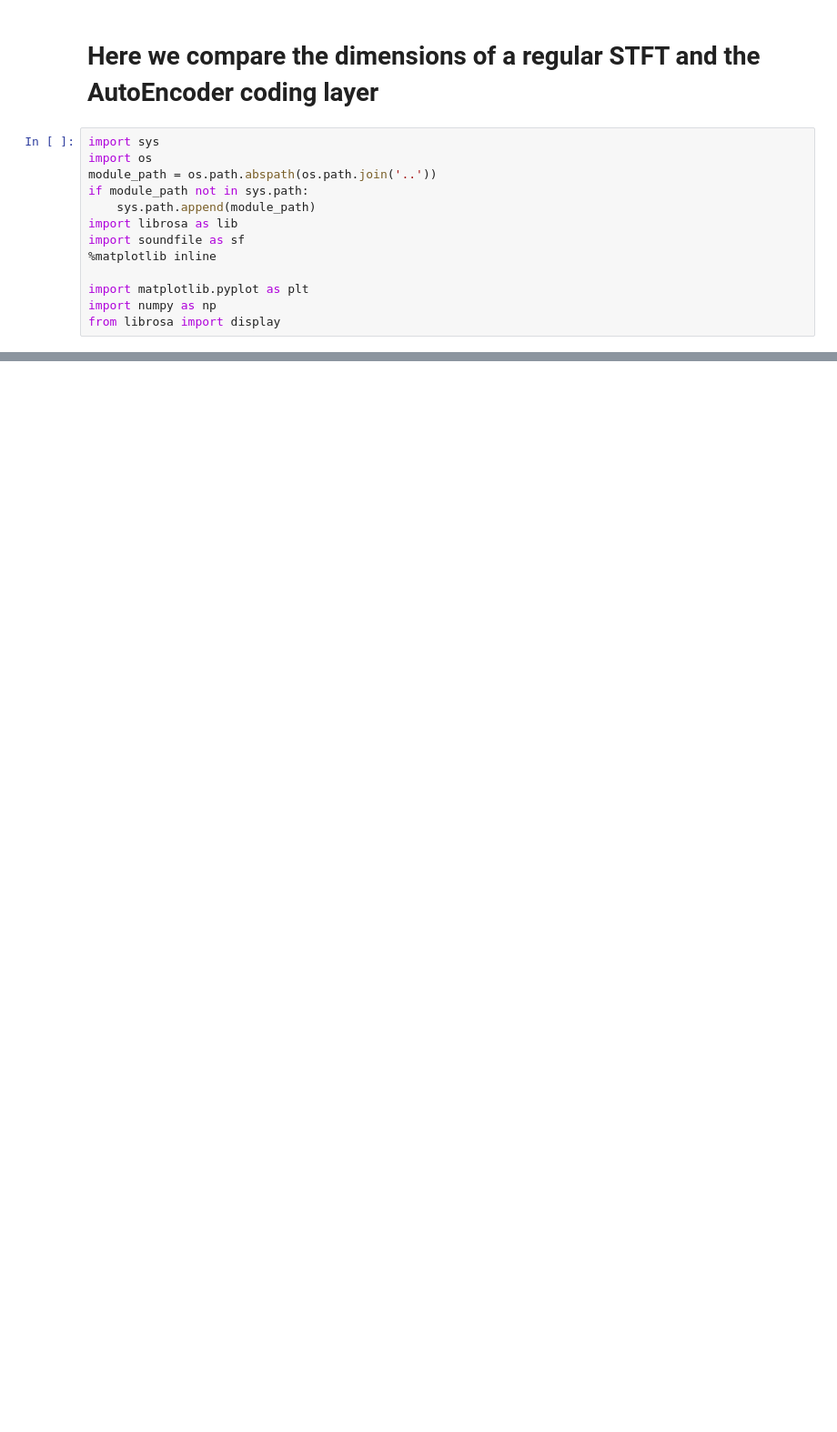
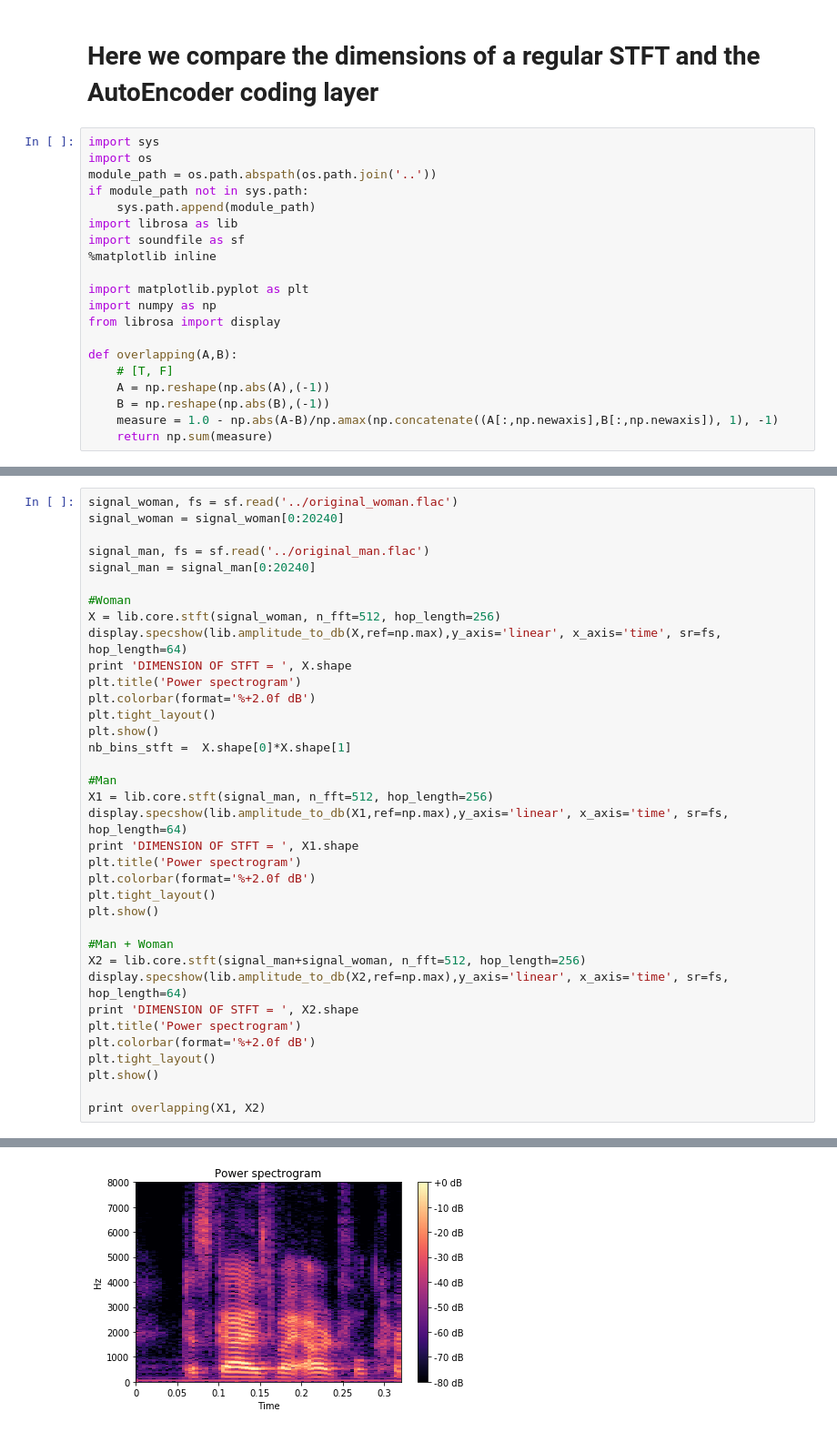
Before and after one commit to Totoketchup/Adaptive-MultiSpeaker-Separation, a Jupyter notebook: experiments/dimension_reduction_comp.ipynb, the cells around one changed output, grey strips where cells are left out. Shown at 91% size. Saved outputs shown, nothing was run; the diff lists cells and outputs as text; blank space fills up the shorter version.

Commit message:
Overlapping comparison

```diff
--- a/experiments/dimension_reduction_comp.ipynb
+++ b/experiments/dimension_reduction_comp.ipynb
@@ -13,3 +13,10 @@ import soundfile as sf
 import matplotlib.pyplot as plt
 import numpy as np
 from librosa import display
+
+def overlapping(A,B):
+    # [T, F]
+    A = np.reshape(np.abs(A),(-1))
+    B = np.reshape(np.abs(B),(-1))
+    measure = 1.0 - np.abs(A-B)/np.amax(np.concatenate((A[:,np.newaxis],B[:,np.newaxis]), 1), -1)
+    return np.sum(measure)
@@ -36,0 +23,37 @@ DIMENSION OF STFT =  (129, 161)
+# %%
+signal_woman, fs = sf.read('../original_woman.flac')
+signal_woman = signal_woman[0:20240]
+
+signal_man, fs = sf.read('../original_man.flac')
+signal_man = signal_man[0:20240]
+
+#Woman
+X = lib.core.stft(signal_woman, n_fft=512, hop_length=256)
+display.specshow(lib.amplitude_to_db(X,ref=np.max),y_axis='linear', x_axis='time', sr=fs,  hop_length=64)
+print 'DIMENSION OF STFT = ', X.shape
+plt.title('Power spectrogram')
+plt.colorbar(format='%+2.0f dB')
+plt.tight_layout()
+plt.show()
+nb_bins_stft =  X.shape[0]*X.shape[1]
+
+#Man
+X1 = lib.core.stft(signal_man, n_fft=512, hop_length=256)
+display.specshow(lib.amplitude_to_db(X1,ref=np.max),y_axis='linear', x_axis='time', sr=fs,  hop_length=64)
+print 'DIMENSION OF STFT = ', X1.shape
+plt.title('Power spectrogram')
+plt.colorbar(format='%+2.0f dB')
+plt.tight_layout()
+plt.show()
+
+#Man + Woman
+X2 = lib.core.stft(signal_man+signal_woman, n_fft=512, hop_length=256)
+display.specshow(lib.amplitude_to_db(X2,ref=np.max),y_axis='linear', x_axis='time', sr=fs,  hop_length=64)
+print 'DIMENSION OF STFT = ', X2.shape
+plt.title('Power spectrogram')
+plt.colorbar(format='%+2.0f dB')
+plt.tight_layout()
+plt.show()
+
+print overlapping(X1, X2)
+# %% [output]
@@ -36,0 +61 @@ DIMENSION OF STFT =  (129, 161)
+[figure, added]
```
Also changed, not shown: parts of 4 cells of this notebook, 2 other files.
